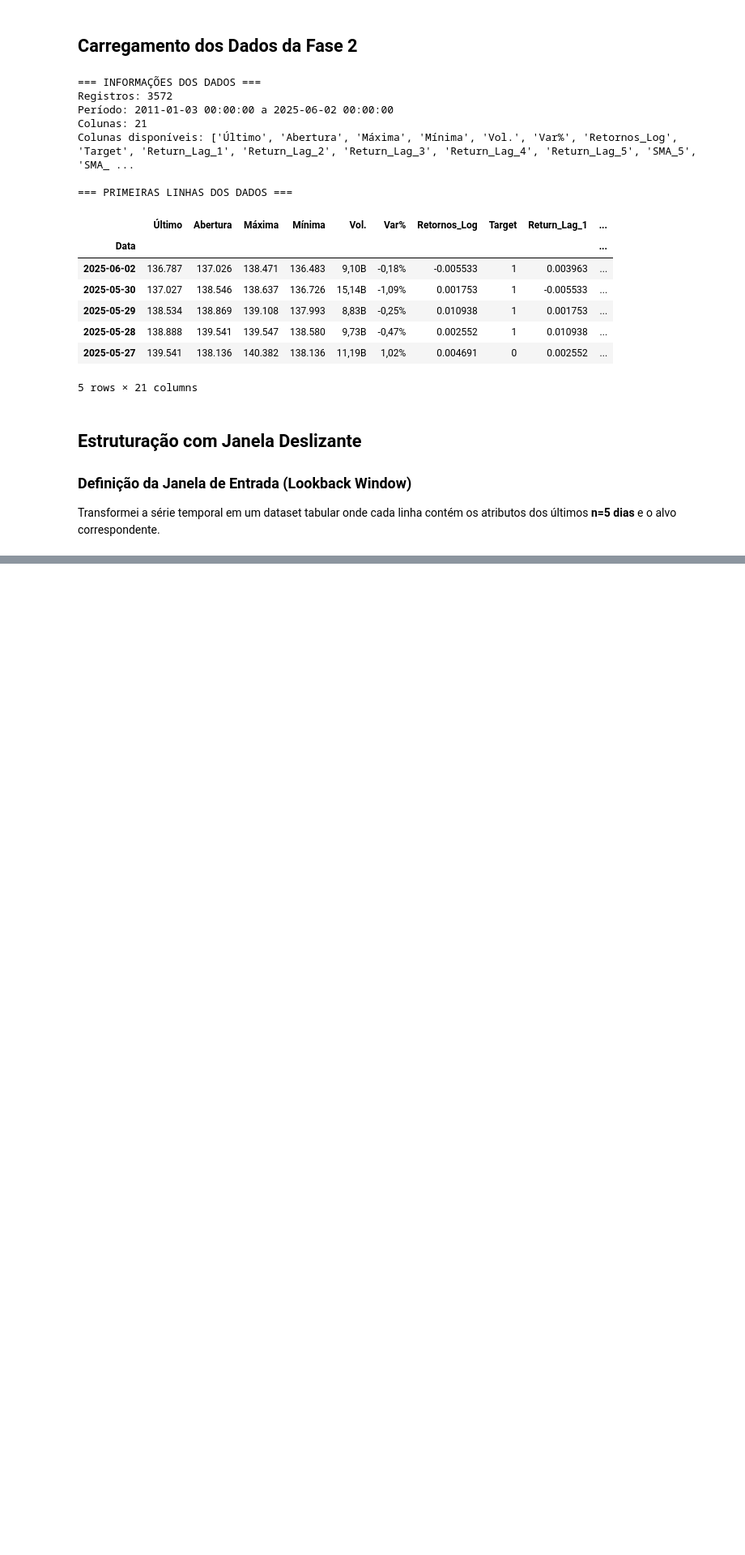
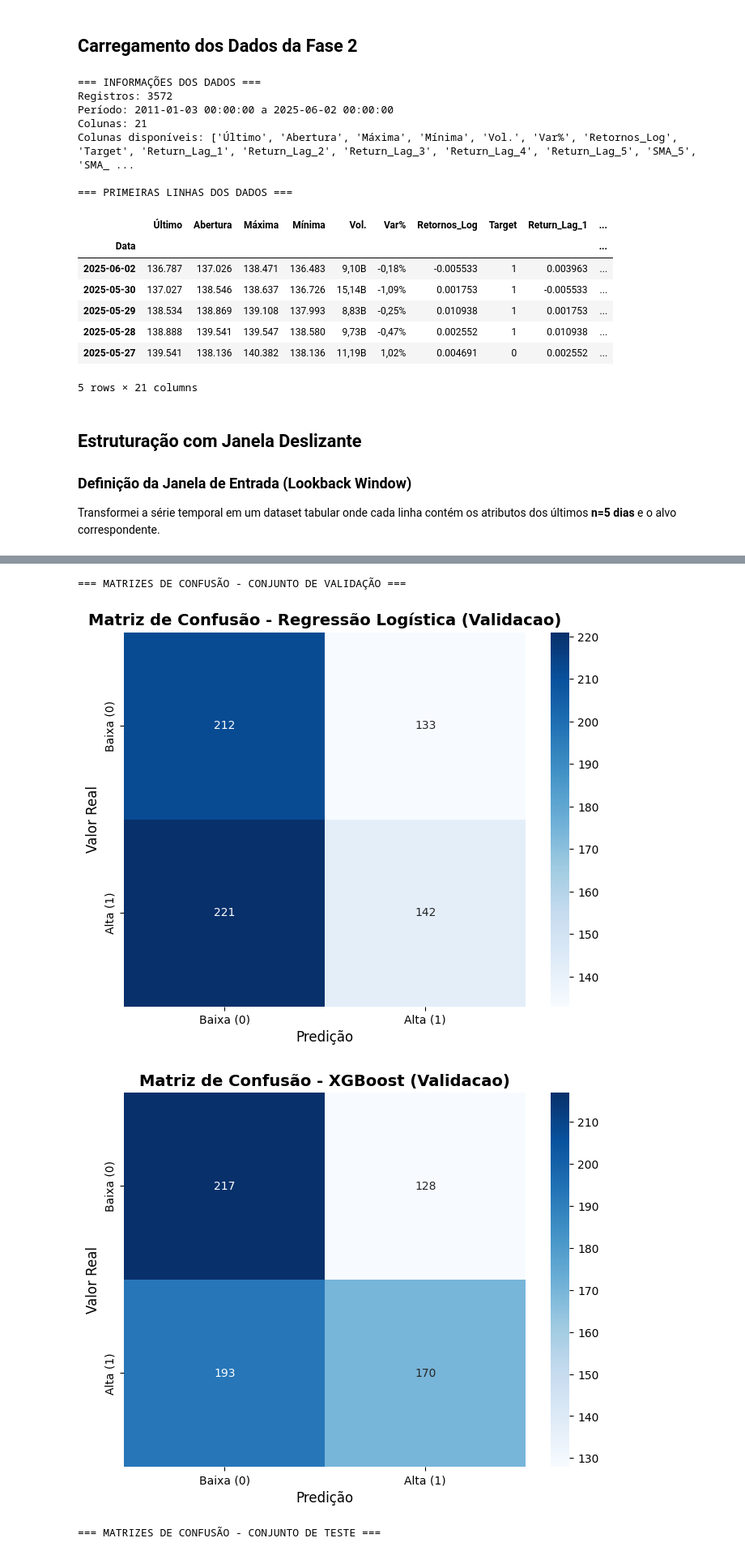
Before and after one commit to suprarn/tudofiap, a Jupyter notebook: Tech Challenge 2/final/tech_challenge_2_final.ipynb, the cells around one changed output, grey strips where cells are left out. Shown: that part at 81% size. Drawn from its saved outputs; the diff is of its cells as text; code cells hidden in the pictures; blank space fills up the shorter version.

```diff
--- a/Tech Challenge 2/final/tech_challenge_2_final.ipynb
+++ b/Tech Challenge 2/final/tech_challenge_2_final.ipynb
@@ -955,0 +1415,15 @@ verificar ai em cima pq tem 18 features e nao 20
+# %%
+import pandas as pd
+import numpy as np
+from sklearn.linear_model import LogisticRegression
+from sklearn.metrics import classification_report, confusion_matrix, precision_score, recall_score, f1_score
+import xgboost as xgb
+from sklearn.model_selection import TimeSeriesSplit
+import matplotlib.pyplot as plt
+import seaborn as sns
+import warnings
+warnings.filterwarnings('ignore')
+
+
+plt.style.use('default')
+sns.set_palette("husl")
@@ -955,0 +1703,54 @@ verificar ai em cima pq tem 18 features e nao 20
+# %%
+def plotar_matriz_confusao(resultados, nome_modelo, conjunto='validacao', salvar_grafico=False):
+    """
+    Plota a matriz de confusão de forma visual.
+
+    Parâmetros:
+    -----------
+    resultados : dict
+        Dicionário com resultados do modelo
+    nome_modelo : str
+        Nome do modelo para exibição
+    conjunto : str
+        'validacao' ou 'teste' para especificar qual conjunto plotar
+    salvar_grafico : bool
+        Se True, salva o gráfico
+    """
+    if conjunto == 'validacao':
+        y_true = resultados['y_true_val']
+        y_pred = resultados['y_pred_val']
+    else:  # teste
+        y_true = resultados['y_true_test']
+        y_pred = resultados['y_pred_test']
+
+    cm = confusion_matrix(y_true, y_pred)
+
+    plt.figure(figsize=(8, 6))
+    sns.heatmap(cm, annot=True, fmt='d', cmap='Blues',
+               xticklabels=['Baixa (0)', 'Alta (1)'],
+               yticklabels=['Baixa (0)', 'Alta (1)'])
+    plt.title(f'Matriz de Confusão - {nome_modelo} ({conjunto.title()})', fontsize=14, fontweight='bold')
+    plt.xlabel('Predição', fontsize=12)
+    plt.ylabel('Valor Real', fontsize=12)
+
+    if salvar_grafico:
+        nome_arquivo = f'matriz_confusao_{nome_modelo.lower().replace(" ", "_")}_{conjunto}.png'
+        plt.savefig(f'Tech Challenge 2/final/{nome_arquivo}',
+                   dpi=300, bbox_inches='tight')
+
+    plt.show()
+
+# Plota matrizes de confusão para validação
+print("=== MATRIZES DE CONFUSÃO - CONJUNTO DE VALIDAÇÃO ===")
+plotar_matriz_confusao(resultados_baseline, "Regressão Logística", "validacao")
+plotar_matriz_confusao(resultados_xgboost, "XGBoost", "validacao")
+
+# Plota matrizes de confusão para teste
+print("\n=== MATRIZES DE CONFUSÃO - CONJUNTO DE TESTE ===")
+plotar_matriz_confusao(resultados_baseline, "Regressão Logística", "teste")
+plotar_matriz_confusao(resultados_xgboost, "XGBoost", "teste")
+# %% [output]
+=== MATRIZES DE CONFUSÃO - CONJUNTO DE VALIDAÇÃO ===
+[figure, added]
+[figure, added]
+=== MATRIZES DE CONFUSÃO - CONJUNTO DE TESTE ===
```
Also changed, not shown: parts of 32 cells of this notebook, 14 other files.
